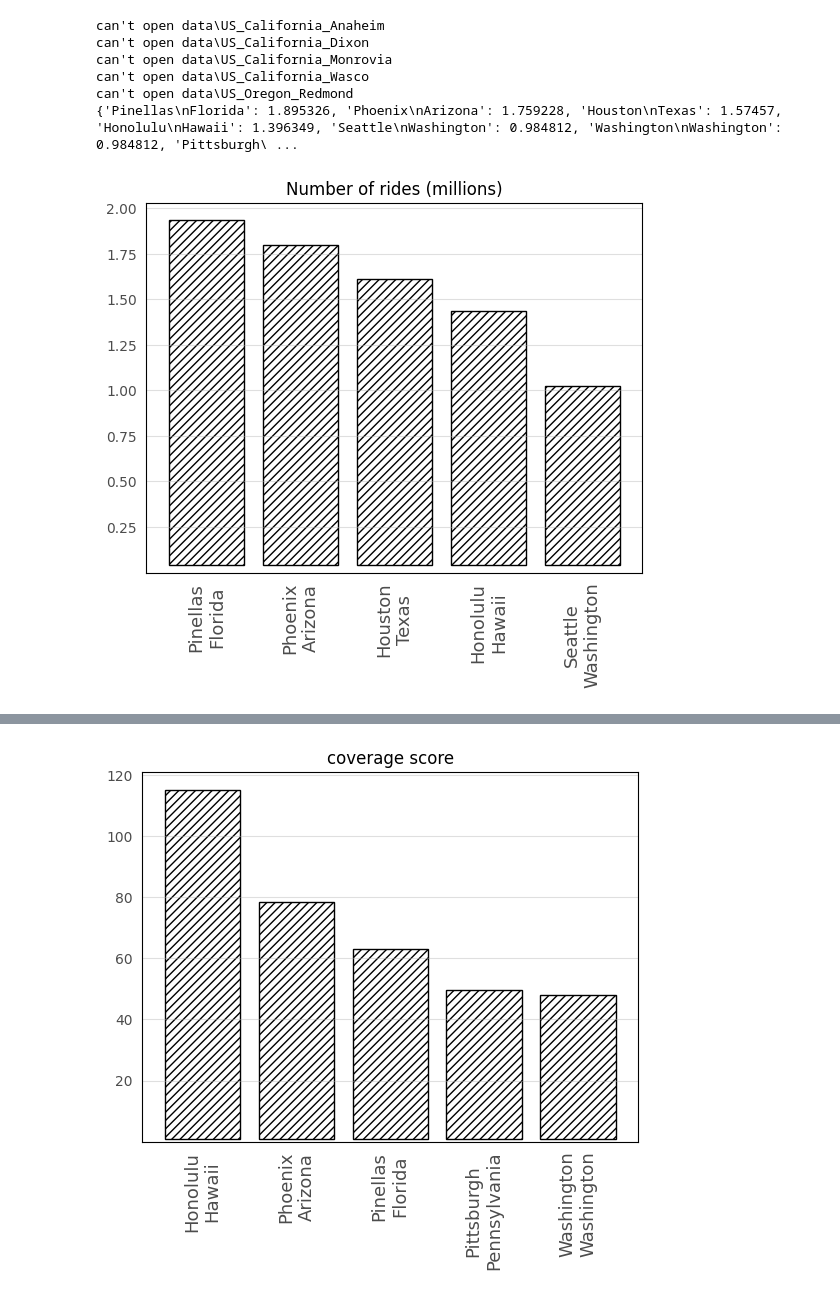
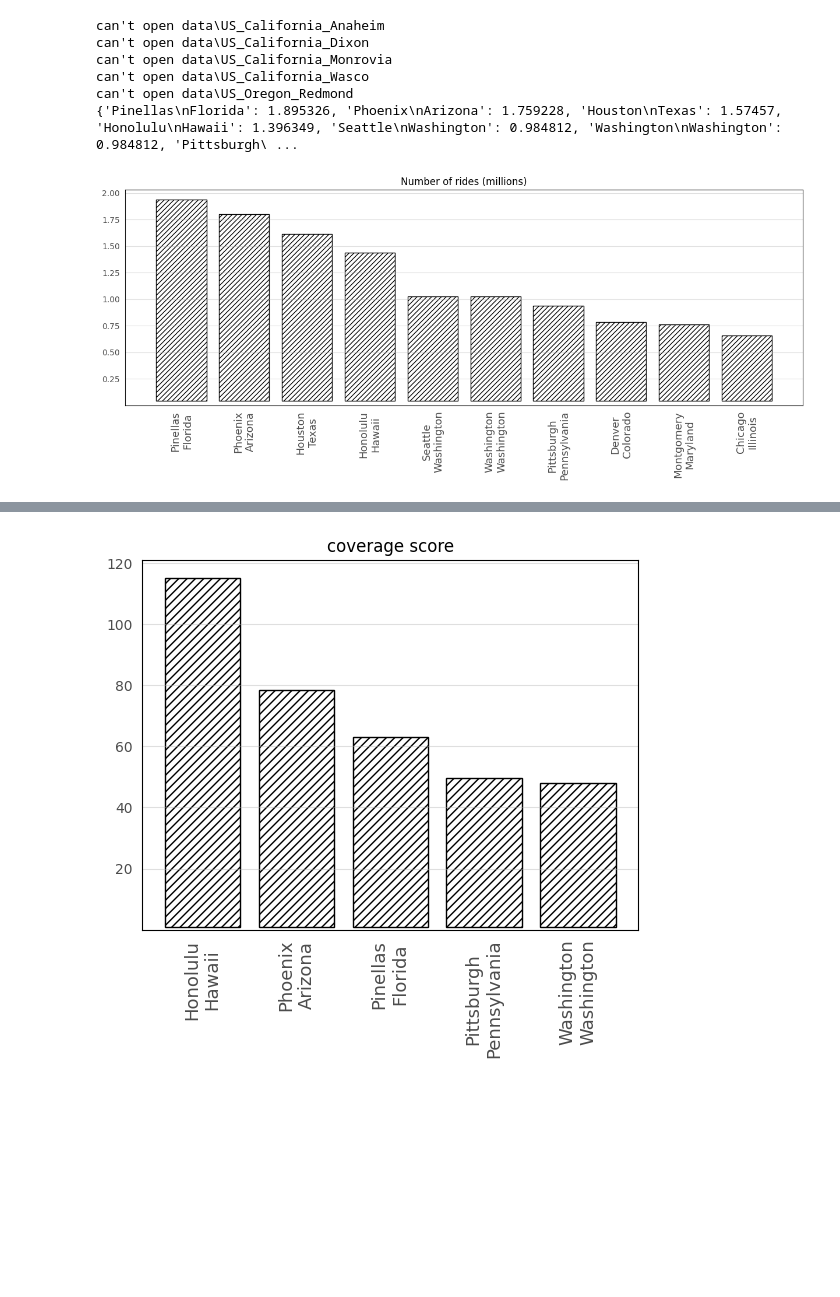
Before and after one commit to lauris-schleussner/Datascience2, a Jupyter notebook: general_data.ipynb, the cells around one changed output, grey strips where cells are left out. Cells and saved outputs as stored; diff of their text form; code cells hidden in the pictures; blank space fills up the shorter version.

```diff
--- a/general_data.ipynb
+++ b/general_data.ipynb
@@ -63,6 +63,7 @@ all_cities = glob.glob("data/*")
 all_cities.pop(0)
 
 counting = {}
+plt.figure().set_figwidth(15)
 
 for i in all_cities:
 
@@ -77,33 +78,33 @@ for i in all_cities:
         counting[name] = len([line for line in open(i + "/stop_times.txt")]) / 1000000
     except:
         print("can't open", i)
         pass
 
 
 trips_res_dict = dict(sorted(counting.items(), key=lambda x: x[1], reverse = True))
 
 print(trips_res_dict)
 
 
 # plt
 names, counts = zip(*trips_res_dict.items())
 plt.xticks(rotation=90, ha='center', fontsize = 13, alpha = 0.7)
 plt.yticks(fontsize = 10, alpha = 0.7)
-plt.bar(names[0:5], counts[0:5], color = "white", edgecolor = "black", clip_on = False, bottom=[0.04]*5, hatch = "////")
+plt.bar(names[0:10], counts[0:10], color = "white", edgecolor = "black", clip_on = False, bottom=[0.04]*10, hatch = "////")
 plt.ylim(ymin=0)
 plt.grid(which = "major", axis = "y", alpha = 0.4)
 plt.box(True)
 plt.tick_params(bottom = False)
 plt.tick_params(left = False)
 plt.gca().yaxis.get_major_ticks()[0].label1.set_visible(False)
 plt.title("Number of rides (millions)")
 plt.show()
 # %% [output]
 can't open data\US_California_Anaheim
 can't open data\US_California_Dixon
 can't open data\US_California_Monrovia
 can't open data\US_California_Wasco
 can't open data\US_Oregon_Redmond
 {'Pinellas\nFlorida': 1.895326, 'Phoenix\nArizona': 1.759228, 'Houston\nTexas': 1.57457, 'Honolulu\nHawaii': 1.396349, 'Seattle\nWashington': 0.984812, 'Washington\nWashington': 0.984812, 'Pittsburgh\ ...
-[figure, old version]
+[figure, new version]
 # %%
```
Also changed, not shown: parts of 9 cells of this notebook, 8 other files.
